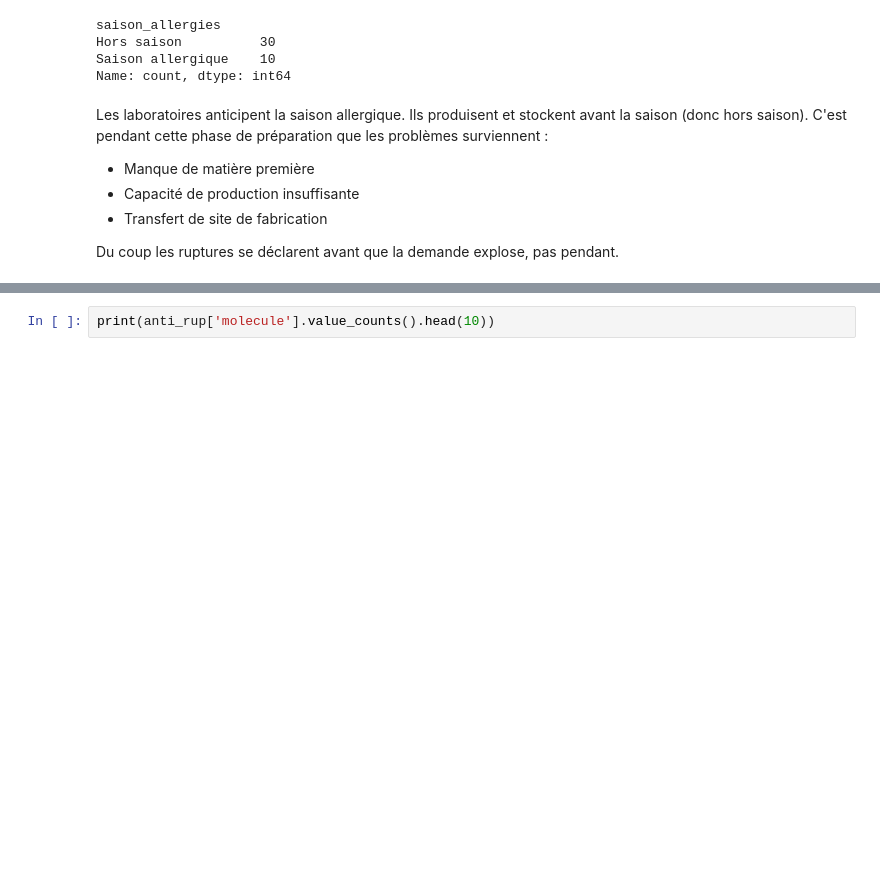
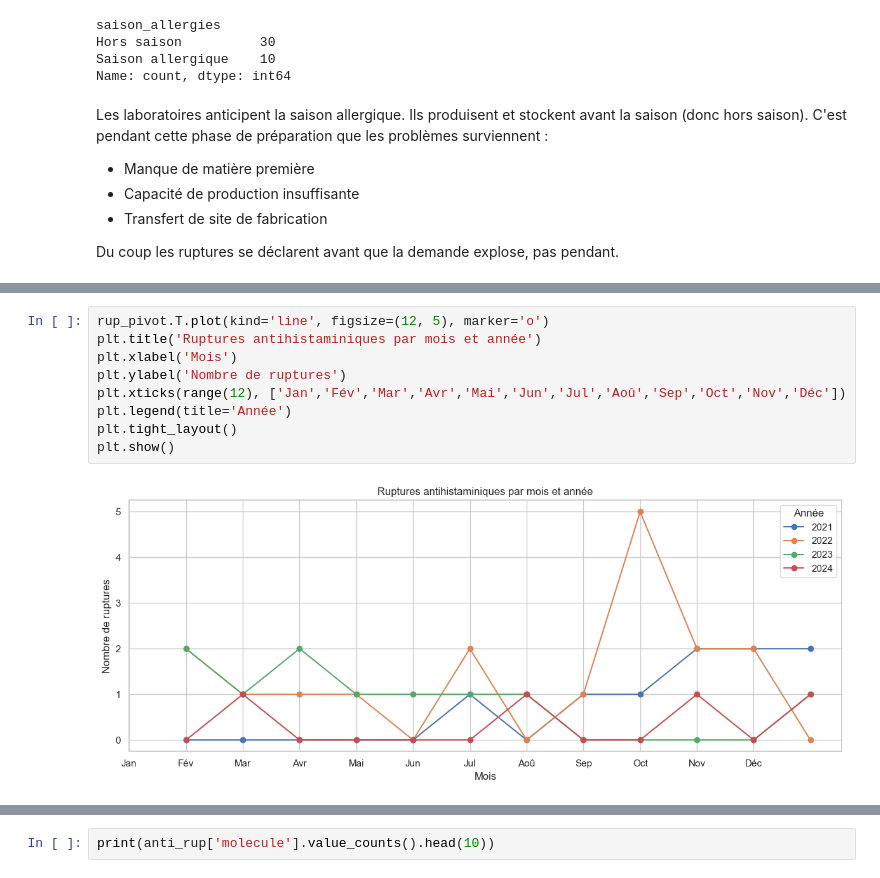
Before and after one commit to acabel42/antihistaminiques-pipeline, a Jupyter notebook: notebooks/eda_medicaments_ruptures.ipynb, the cells around one changed output, grey strips where cells are left out. Cells and saved outputs as stored; diff of their text form; blank space fills up the shorter version.

```diff
--- a/notebooks/eda_medicaments_ruptures.ipynb
+++ b/notebooks/eda_medicaments_ruptures.ipynb
@@ -207,0 +245,11 @@ Du coup les ruptures se déclarent avant que la demande explose, pas pendant.
+# %%
+rup_pivot.T.plot(kind='line', figsize=(12, 5), marker='o')
+plt.title('Ruptures antihistaminiques par mois et année')
+plt.xlabel('Mois')
+plt.ylabel('Nombre de ruptures')
+plt.xticks(range(12), ['Jan','Fév','Mar','Avr','Mai','Jun','Jul','Aoû','Sep','Oct','Nov','Déc'])
+plt.legend(title='Année')
+plt.tight_layout()
+plt.show()
+# %% [output]
+[figure, added]
```
Also changed, not shown: parts of 3 cells of this notebook.
